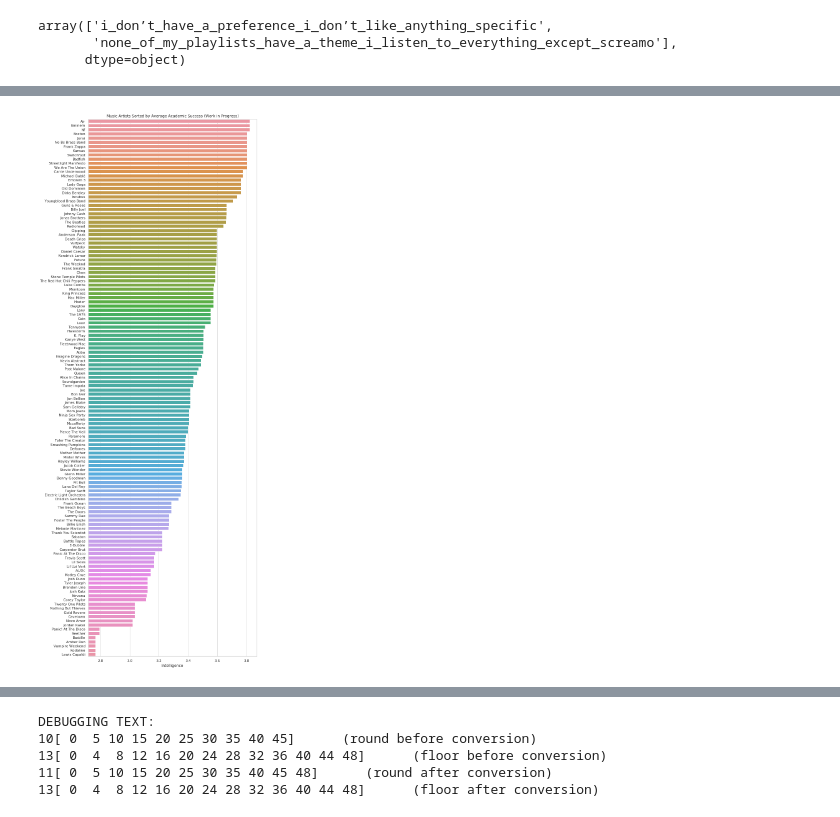
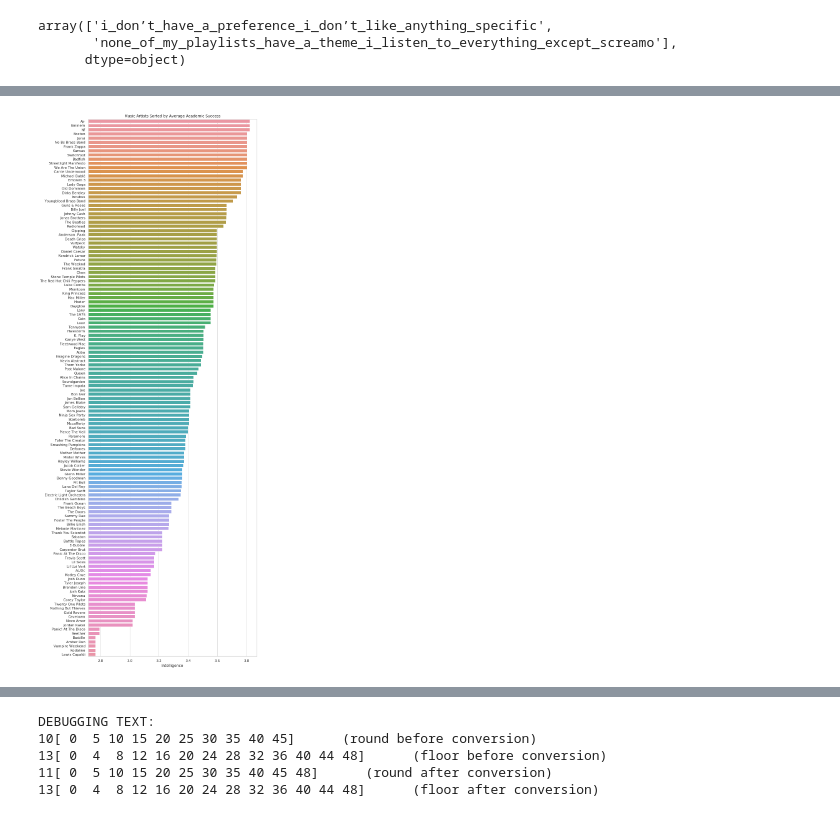
Before and after one commit to dennisfarmer/Factors-of-Academic-Success, a Jupyter notebook: eda.ipynb, the cells around one changed output, grey strips where cells are left out. Saved outputs shown, nothing was run; the diff lists cells and outputs as text; code cells hidden in the pictures.

Commit message:
Analyzed Music Artists Corr. with I-Score

```diff
--- a/eda.ipynb
+++ b/eda.ipynb
@@ -472,6 +474,6 @@ fav_music_artists.rename(columns={'and_kanye_west':'kanye_west',
                                   'i_have_none':'',
                                   'clipping.':'clipping',
                                   'ac/dc...':'ac/dc',
-                                  'zappa':'frank_zappa',
+                                  'zappa':'zappa', # fix to :'frank_zappa' with df.any()
                                   'alternative':''},
                          inplace=True)
@@ -478,3 +494,7 @@ fav_music_artists.rename(columns={'and_kanye_west':'kanye_west',
+# %%
+#No preexisting 'frank_zappa', so no need to combine
+#fav_music_artists['frank_zappa'] = fav_music_artists[['frank_zappa', 'zappa']].any(axis=1)
+fav_music_artists.rename(columns={'zappa':'frank_zappa'}, inplace=True)
 # %%
 fav_music_artists.drop("", axis=1, inplace=True)
 # %%
@@ -489,15 +507,14 @@ data = get_avg_i_scores(surveydata,fav_music_artists)
 # %%
+data = get_avg_i_scores(surveydata,fav_music_artists)
 data = pd.DataFrame(data.sort_values(ascending=False)).reset_index(level=0)
+data.columns = ["artist_name", "avg_i_score"]
 # %%
-#inprogresslol
+fig, ax = plt.subplots(figsize=(figsize[0],25))
+sns.barplot(ax=ax,data=data, x='avg_i_score', y='artist_name')
 
-
-fig, ax = plt.subplots(figsize=(figsize[0],25))
-sns.barplot(ax=ax,data=data, x=0, y='index')
-
-ax.set(title="Music Artists Sorted by Average Academic Success", xlim=(data[0].min()-.05,data[0].max()+.05), ylabel='', xlabel="Intelligence")
-plt.yticks(np.arange(data.shape[0]), data['index'].str.replace('_',' ').str.title())
-plt.savefig("Graphs/MusicArtists.png")
+ax.set(title="Music Artists Sorted by Average Academic Success", xlim=(data['avg_i_score'].min()-.05,data['avg_i_score'].max()+.05), ylabel='', xlabel="Intelligence")
+plt.yticks(np.arange(data.shape[0]), data['artist_name'].str.replace('_',' ').str.title())
+plt.savefig("Graphs/MusicArtistsBefore.png")
 plt.show()
 # %% [output]
-[figure, old version]
+[figure, new version]
```
Also changed, not shown: parts of 19 cells of this notebook, 11 other files.
